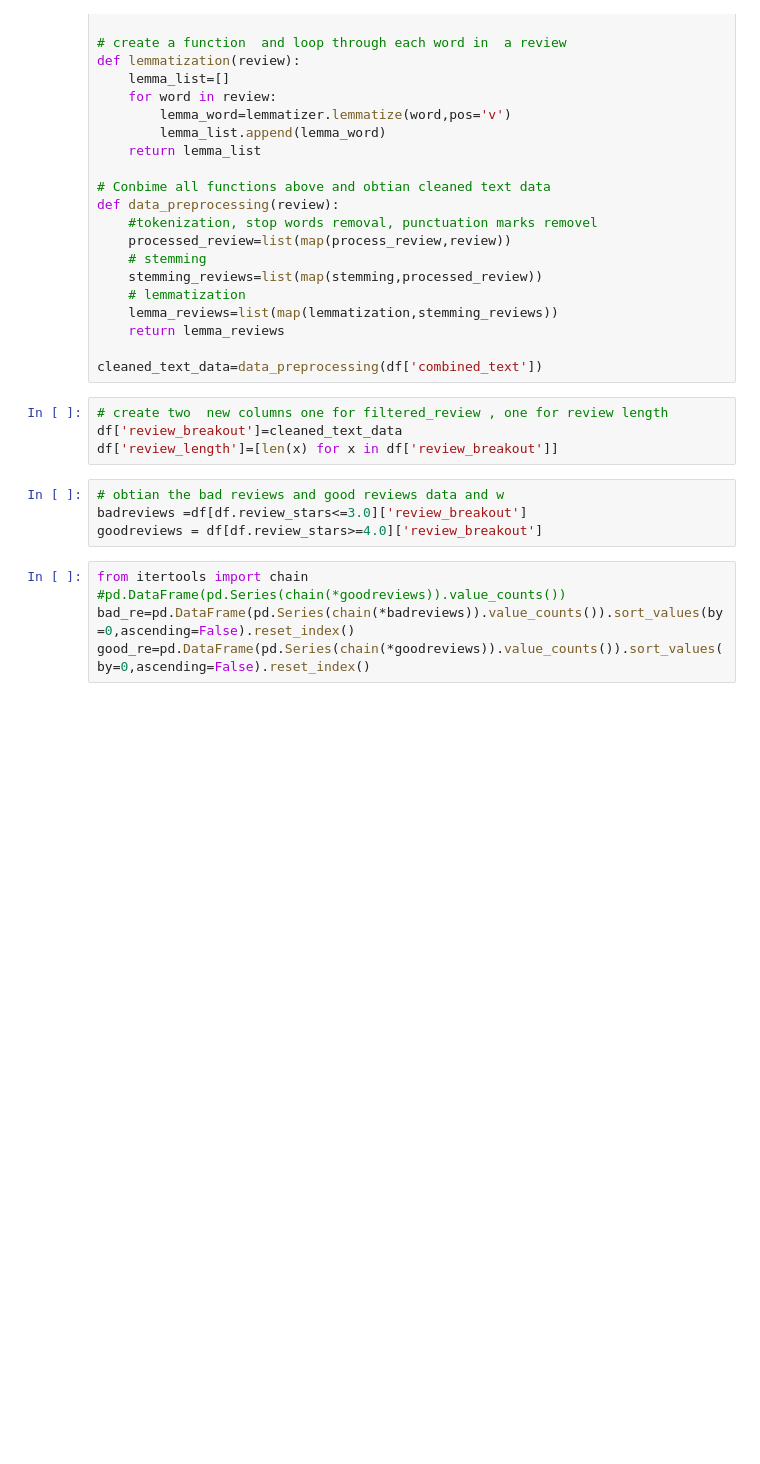
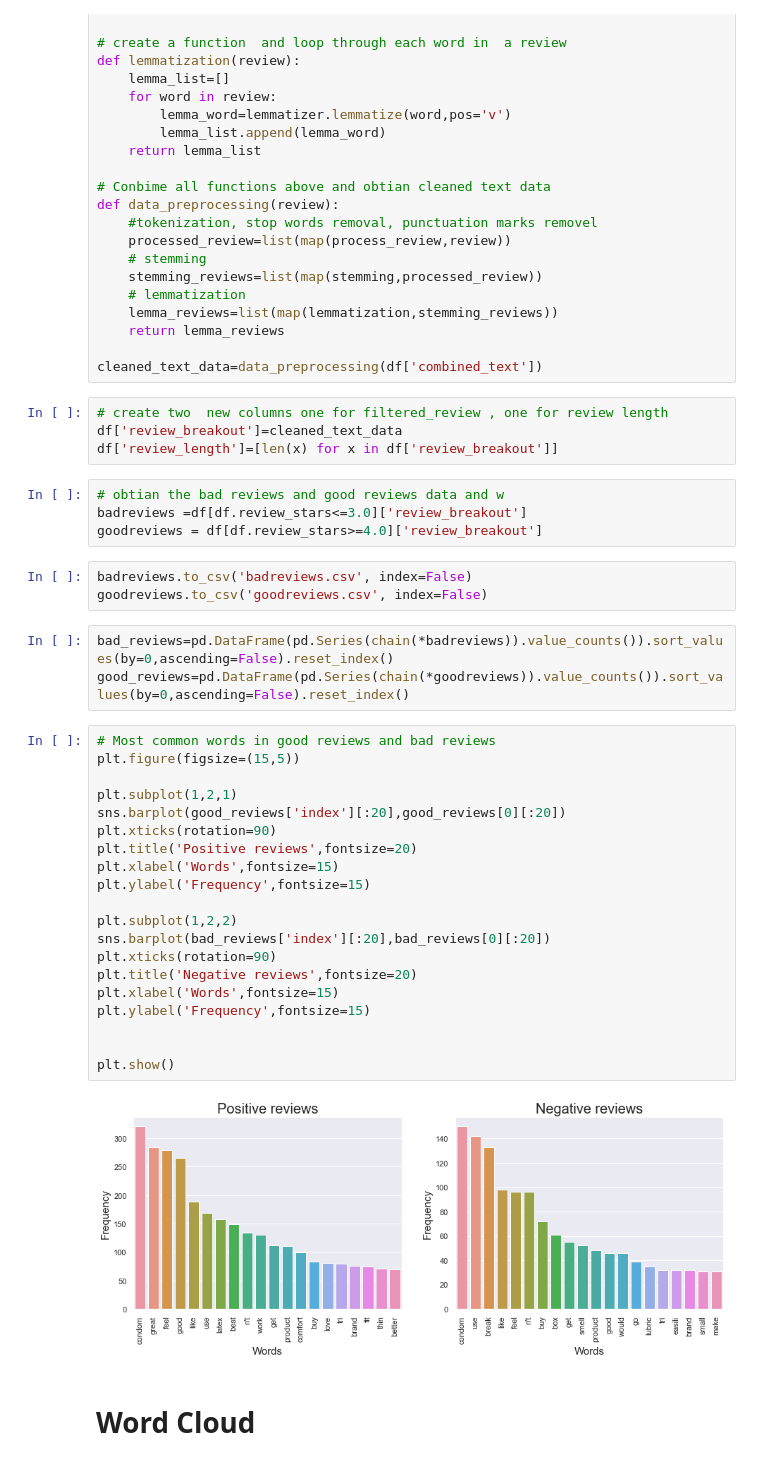
Before and after one commit to krc31182/Amazon-Reviews, a Jupyter notebook: Amazon_Reviews.ipynb, the cells around one changed output. Saved outputs shown, nothing was run; the diff lists cells and outputs as text; blank space fills up the shorter version.

```diff
--- a/Amazon_Reviews.ipynb
+++ b/Amazon_Reviews.ipynb
@@ -341,8 +349,33 @@ df['review_length']=[len(x) for x in df['review_breakout']]
 # obtian the bad reviews and good reviews data and w
 badreviews =df[df.review_stars<=3.0]['review_breakout']
 goodreviews = df[df.review_stars>=4.0]['review_breakout']
+# %%
+badreviews.to_csv('badreviews.csv', index=False)
+goodreviews.to_csv('goodreviews.csv', index=False)
 # %%
-from itertools import chain
-#pd.DataFrame(pd.Series(chain(*goodreviews)).value_counts())
-bad_re=pd.DataFrame(pd.Series(chain(*badreviews)).value_counts()).sort_values(by=0,ascending=False).reset_index()
-good_re=pd.DataFrame(pd.Series(chain(*goodreviews)).value_counts()).sort_values(by=0,ascending=False).reset_index()
+bad_reviews=pd.DataFrame(pd.Series(chain(*badreviews)).value_counts()).sort_values(by=0,ascending=False).reset_index()
+good_reviews=pd.DataFrame(pd.Series(chain(*goodreviews)).value_counts()).sort_values(by=0,ascending=False).reset_index()
+# %%
+# Most common words in good reviews and bad reviews
+plt.figure(figsize=(15,5))
+
+plt.subplot(1,2,1)
+sns.barplot(good_reviews['index'][:20],good_reviews[0][:20])
+plt.xticks(rotation=90)
+plt.title('Positive reviews',fontsize=20)
+plt.xlabel('Words',fontsize=15)
+plt.ylabel('Frequency',fontsize=15)
+
+plt.subplot(1,2,2)
+sns.barplot(bad_reviews['index'][:20],bad_reviews[0][:20])
+plt.xticks(rotation=90)
+plt.title('Negative reviews',fontsize=20)
+plt.xlabel('Words',fontsize=15)
+plt.ylabel('Frequency',fontsize=15)
+
+
+plt.show()
+# %% [output]
+[figure, added]
+# %% [markdown]
+# Word Cloud
```
Also changed, not shown: parts of 2 cells of this notebook, 6 other files.
